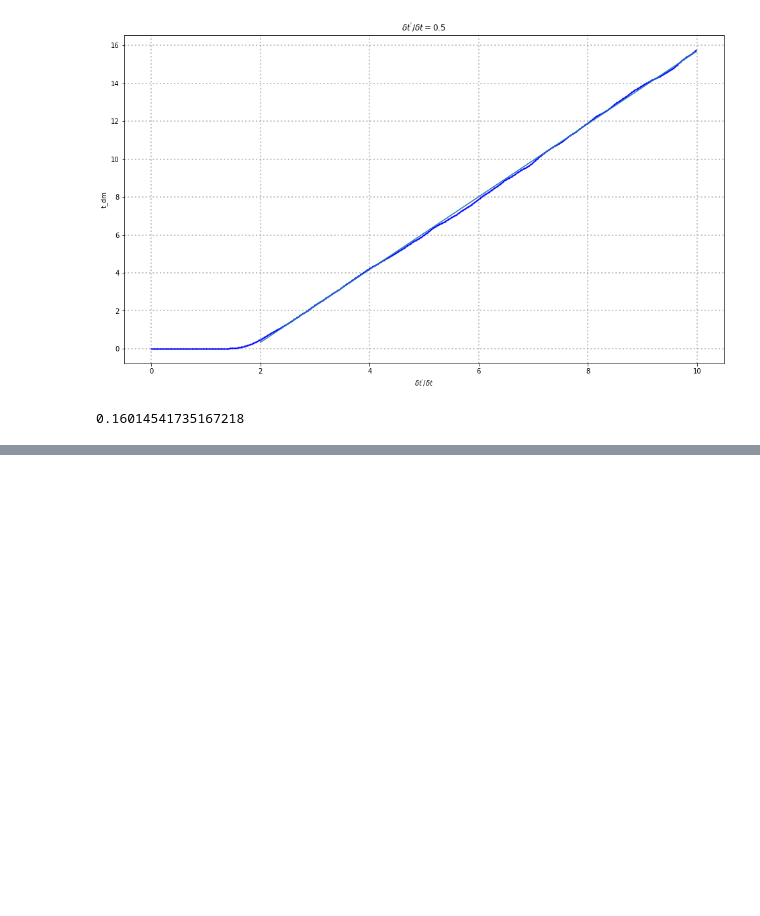
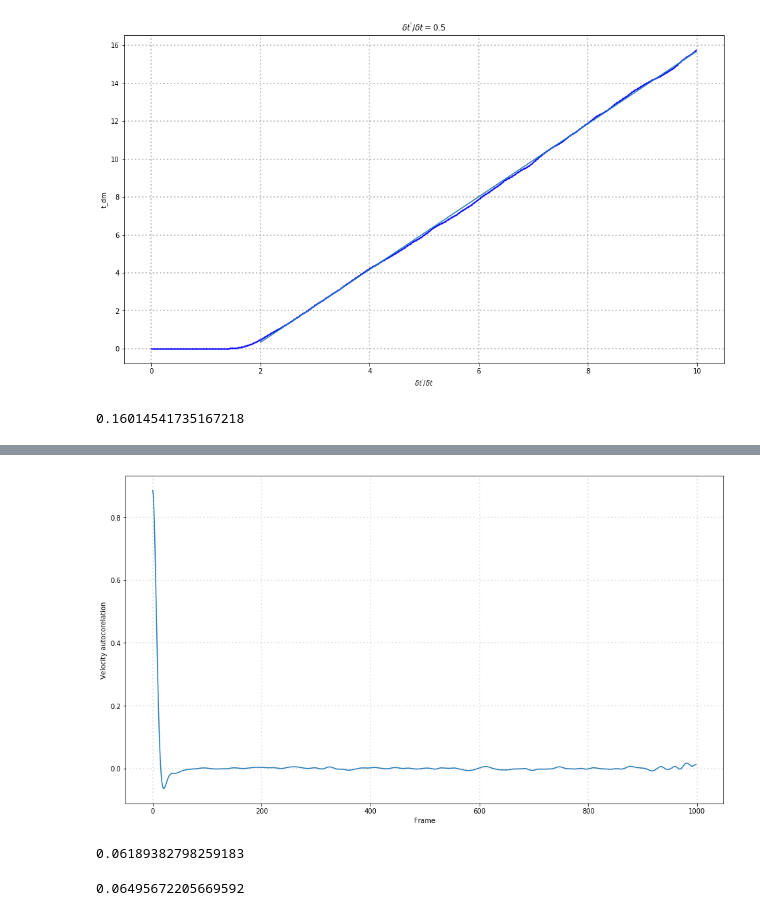
Before and after one commit to Xissand/nbody, a Jupyter notebook: research/trajectories/analysis.ipynb, the cells around one changed output, grey strips where cells are left out. Saved outputs shown, nothing was run; the diff lists cells and outputs as text; code cells hidden in the pictures; blank space fills up the shorter version.

```diff
--- a/research/trajectories/analysis.ipynb
+++ b/research/trajectories/analysis.ipynb
@@ -605,0 +619,53 @@ print(d_diff_15)
+# %%
+with open("low.xyz", "r") as file:
+    for frame in tqdm(range(0,frames), desc="Frame"):
+        try:
+            n = int(file.readline())
+        except:
+            break
+        file.readline()
+
+        coord = []
+
+        for i in range(0,n):
+            line = file.readline()
+            coord = [float(j) for j in line.split(" ")]
+
+            x[frame][i] = coord[0]
+            y[frame][i] = coord[1]
+            z[frame][i] = coord[2]
+
+            vx[frame][i] = coord[3]
+            vy[frame][i] = coord[4]
+            vz[frame][i] = coord[5]
+# %%
+vac = np.zeros(frames)
+
+for frame in tqdm(range(0,frames), desc="Frame"):
+    for start in range(0, frames-frame):
+        vac[frame]+=np.multiply(vx[frame+start],vx[start]).mean()/(3*(frames-frame))
+        vac[frame]+=np.multiply(vy[frame+start],vy[start]).mean()/(3*(frames-frame))
+        vac[frame]+=np.multiply(vz[frame+start],vz[start]).mean()/(3*(frames-frame))
+# %%
+plt.plot(np.arange(0, frames, 1), vac)
+plt.rcParams['figure.figsize'] = [16, 9]
+plt.grid(b=True, color='Grey', alpha=0.2, linestyle=':', linewidth=2)
+plt.xlabel("Frame")
+plt.ylabel("Velocity autocorelation")
+plt.show()
+# %% [output]
+[figure, added]
+# %%
+d = 0
+for i in range(1, frames):
+    d+=0.5*dt*(vac[i-1]+vac[i])
+print(d)
+# %% [output]
+0.06189382798259183
+# %%
+par = pd.read_csv("low.csv")
+P=par["P"].mean()
+T=par["T"].mean()
+print(10**(0.05 + 0.07 * P - (1.04 + 0.1 * P) / T))
+# %% [output]
+0.06495672205669592
```
Also changed, not shown: parts of 3 cells of this notebook, 3 other files.
